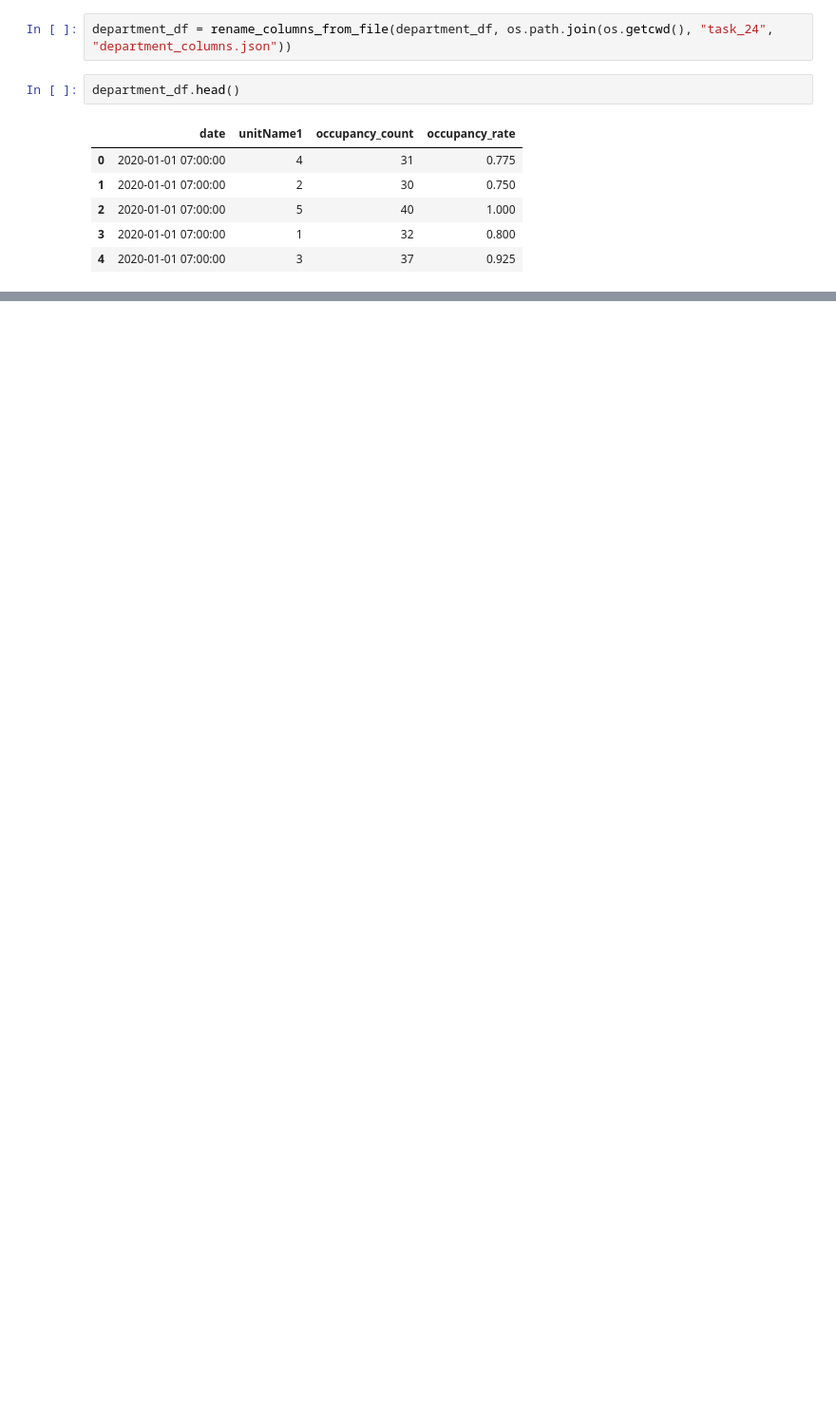
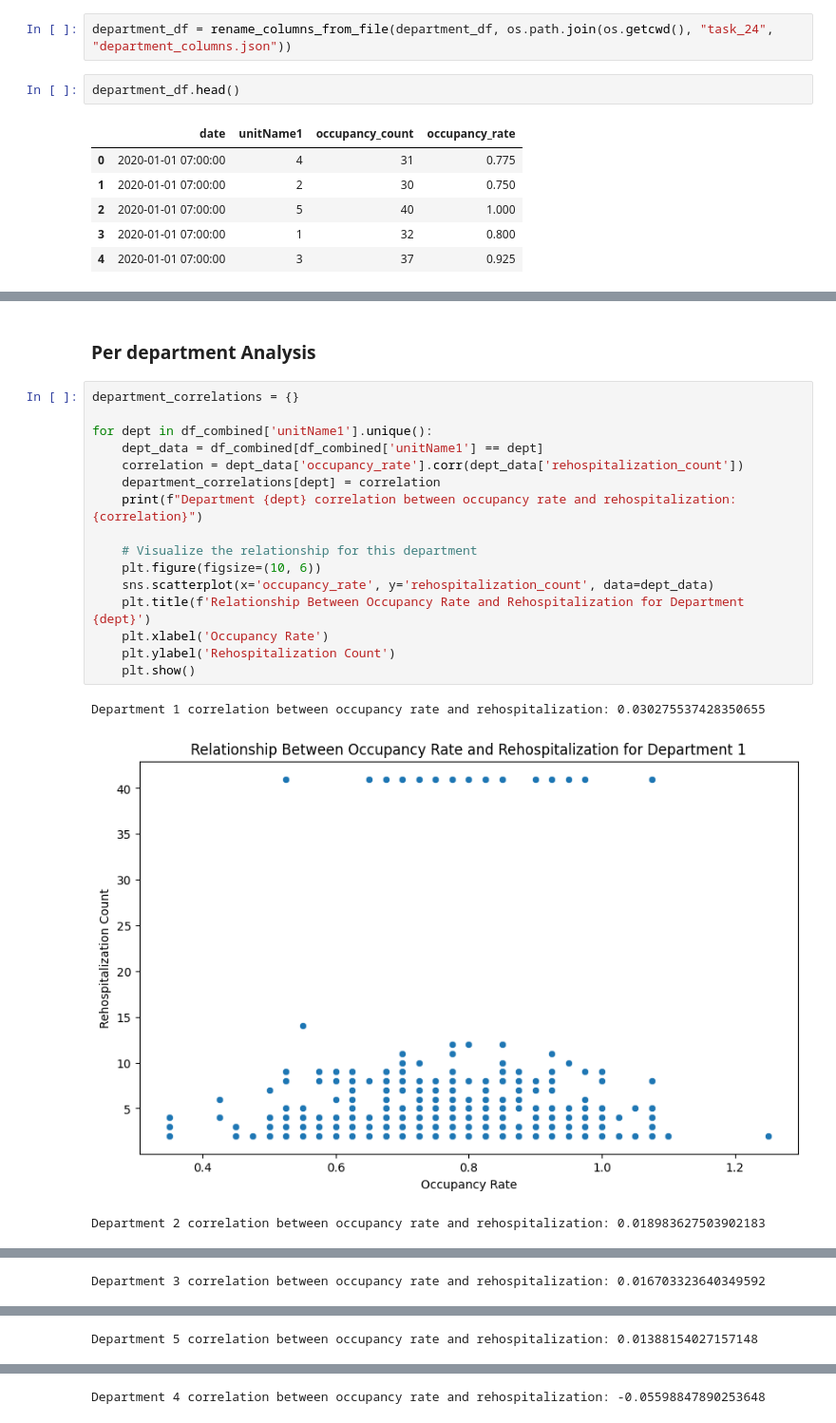
Before and after one commit to RyanWri/data-science2-lab-final-project, a Jupyter notebook: src/team_1/team_1_results.ipynb, the cells around one changed output, grey strips where cells are left out. Shown at 95% size. Saved outputs shown, nothing was run; the diff lists cells and outputs as text; blank space fills up the shorter version.

```diff
--- a/src/team_1/team_1_results.ipynb
+++ b/src/team_1/team_1_results.ipynb
@@ -239,0 +270,22 @@ dtype: object
+# %% [markdown]
+### Per department Analysis
+# %%
+department_correlations = {}
+
+for dept in df_combined['unitName1'].unique():
+    dept_data = df_combined[df_combined['unitName1'] == dept]
+    correlation = dept_data['occupancy_rate'].corr(dept_data['rehospitalization_count'])
+    department_correlations[dept] = correlation
+    print(f"Department {dept} correlation between occupancy rate and rehospitalization: {correlation}")
+
+    # Visualize the relationship for this department
+    plt.figure(figsize=(10, 6))
+    sns.scatterplot(x='occupancy_rate', y='rehospitalization_count', data=dept_data)
+    plt.title(f'Relationship Between Occupancy Rate and Rehospitalization for Department {dept}')
+    plt.xlabel('Occupancy Rate')
+    plt.ylabel('Rehospitalization Count')
+    plt.show()
+# %% [output]
+Department 1 correlation between occupancy rate and rehospitalization: 0.030275537428350655
+[figure, added]
+Department 2 correlation between occupancy rate and rehospitalization: 0.018983627503902183
@@ -239,0 +293 @@ dtype: object
+Department 3 correlation between occupancy rate and rehospitalization: 0.016703323640349592
@@ -239,0 +295 @@ dtype: object
+Department 5 correlation between occupancy rate and rehospitalization: 0.01388154027157148
@@ -239,0 +297 @@ dtype: object
+Department 4 correlation between occupancy rate and rehospitalization: -0.05598847890253648
```
Also changed, not shown: parts of 35 cells of this notebook, 1 other file.
